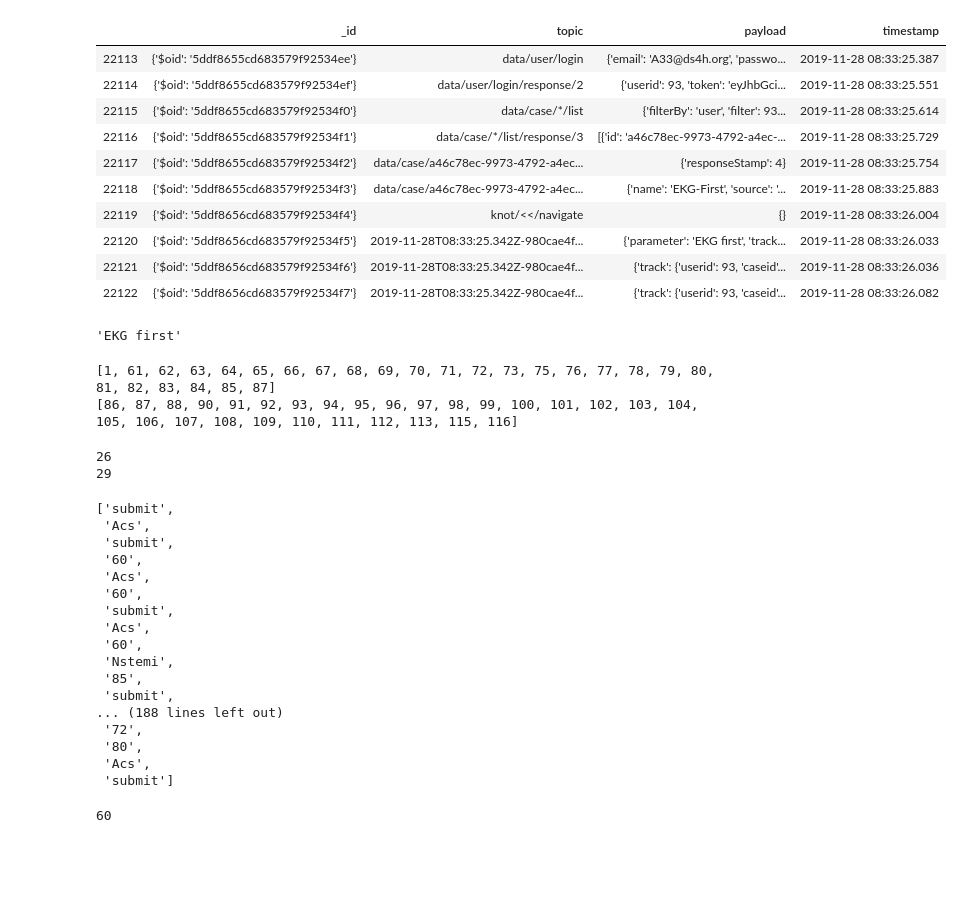
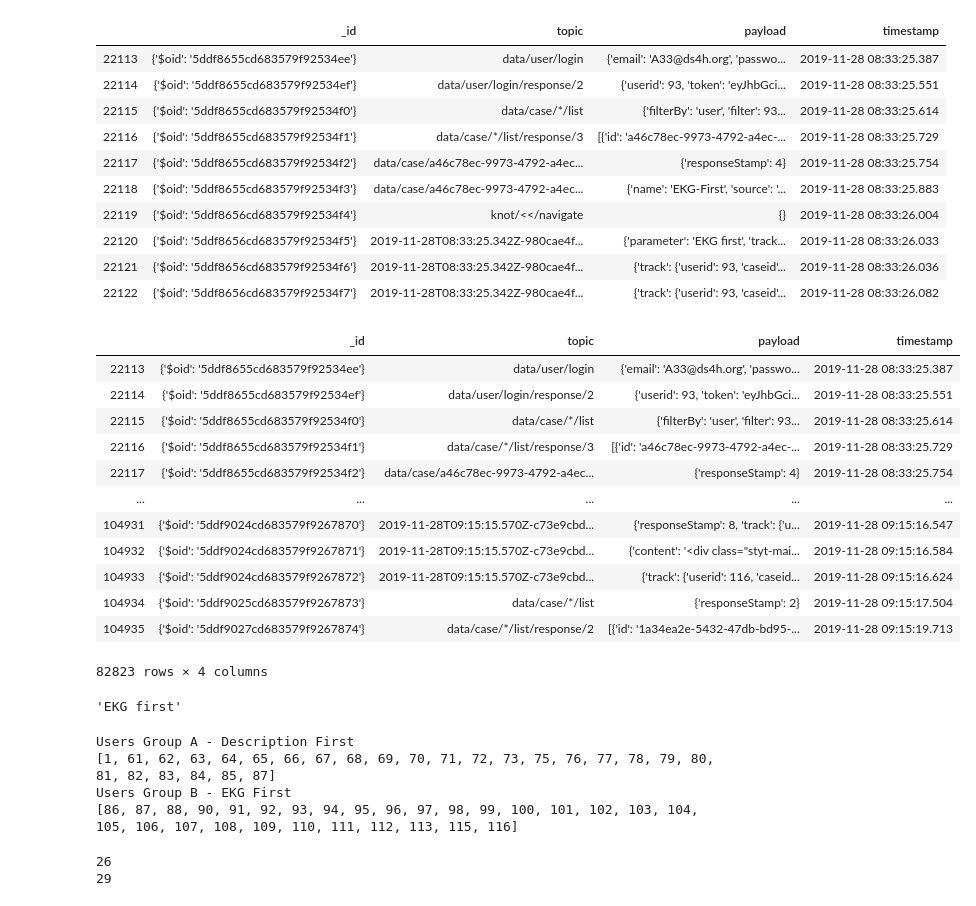
Before and after one commit to harena-lab/harena-analytics, a Jupyter notebook: resources/nl-experiment1/t-student_analysis.ipynb, the cells around one changed output. Saved outputs shown, nothing was run; the diff lists cells and outputs as text; code cells hidden in the pictures; blank space fills up the shorter version.

```diff
--- a/resources/nl-experiment1/t-student_analysis.ipynb
+++ b/resources/nl-experiment1/t-student_analysis.ipynb
@@ -56,6 +48,22 @@ nl_experiment.head(10)
 | 22120 | {'$oid': '5ddf8656cd683579f92534f5'} | 2019-11-28T08:33:25.342Z-980cae4f... | {'parameter': 'EKG first', 'track... | 2019-11-28 08:33:26.033 |
 | 22121 | {'$oid': '5ddf8656cd683579f92534f6'} | 2019-11-28T08:33:25.342Z-980cae4f... | {'track': {'userid': 93, 'caseid'... | 2019-11-28 08:33:26.036 |
 | 22122 | {'$oid': '5ddf8656cd683579f92534f7'} | 2019-11-28T08:33:25.342Z-980cae4f... | {'track': {'userid': 93, 'caseid'... | 2019-11-28 08:33:26.082 |
+# %%
+nl_experiment
+# %% [output]
+|  | _id | topic | payload | timestamp |
+| 22113 | {'$oid': '5ddf8655cd683579f92534ee'} | data/user/login | {'email': 'A33@ds4h.org', 'passwo... | 2019-11-28 08:33:25.387 |
+| 22114 | {'$oid': '5ddf8655cd683579f92534ef'} | data/user/login/response/2 | {'userid': 93, 'token': 'eyJhbGci... | 2019-11-28 08:33:25.551 |
+| 22115 | {'$oid': '5ddf8655cd683579f92534f0'} | data/case/*/list | {'filterBy': 'user', 'filter': 93... | 2019-11-28 08:33:25.614 |
+| 22116 | {'$oid': '5ddf8655cd683579f92534f1'} | data/case/*/list/response/3 | [{'id': 'a46c78ec-9973-4792-a4ec-... | 2019-11-28 08:33:25.729 |
+| 22117 | {'$oid': '5ddf8655cd683579f92534f2'} | data/case/a46c78ec-9973-4792-a4ec... | {'responseStamp': 4} | 2019-11-28 08:33:25.754 |
+| ... | ... | ... | ... | ... |
+| 104931 | {'$oid': '5ddf9024cd683579f9267870'} | 2019-11-28T09:15:15.570Z-c73e9cbd... | {'responseStamp': 8, 'track': {'u... | 2019-11-28 09:15:16.547 |
+| 104932 | {'$oid': '5ddf9024cd683579f9267871'} | 2019-11-28T09:15:15.570Z-c73e9cbd... | {'content': '<div class="styt-mai... | 2019-11-28 09:15:16.584 |
+| 104933 | {'$oid': '5ddf9024cd683579f9267872'} | 2019-11-28T09:15:15.570Z-c73e9cbd... | {'track': {'userid': 116, 'caseid... | 2019-11-28 09:15:16.624 |
+| 104934 | {'$oid': '5ddf9025cd683579f9267873'} | data/case/*/list | {'responseStamp': 2} | 2019-11-28 09:15:17.504 |
+| 104935 | {'$oid': '5ddf9027cd683579f9267874'} | data/case/*/list/response/2 | [{'id': '1a34ea2e-5432-47db-bd95-... | 2019-11-28 09:15:19.713 |
+82823 rows × 4 columns
 # %%
 users_track = reconstruct_users_track(nl_experiment)
 # %%
@@ -79,10 +87,14 @@ def split_groups(users_track):
     return group_A, group_B
 # %%
 group_A, group_B = split_groups(users_track)
+print("Users Group A - Description First")
 print(sorted(list(group_A.keys())))
+print("Users Group B - EKG First")
 print(sorted(list(group_B.keys())))
 # %% [output]
+Users Group A - Description First
 [1, 61, 62, 63, 64, 65, 66, 67, 68, 69, 70, 71, 72, 73, 75, 76, 77, 78, 79, 80, 81, 82, 83, 84, 85, 87]
+Users Group B - EKG First
 [86, 87, 88, 90, 91, 92, 93, 94, 95, 96, 97, 98, 99, 100, 101, 102, 103, 104, 105, 106, 107, 108, 109, 110, 111, 112, 113, 115, 116]
 # %%
 print(len(list(group_A.keys())))
@@ -109,27 +122,4 @@ def users_answers(users_track):
     return users_answers
 # %%
 answers_groupA = users_answers(group_A)
-answers_groupA[61]
+answers_groupB = users_answers(group_B)
-# %% [output]
-['submit',
- 'Acs',
- 'submit',
- '60',
- 'Acs',
- '60',
- 'submit',
- 'Acs',
- '60',
- 'Nstemi',
- '85',
- 'submit',
-... (188 lines left out)
- '72',
- '80',
- 'Acs',
- 'submit']
-# %%
-l = answers_groupA[61]
-sum(i == 'submit' for i in l)
-# %% [output]
-60
```
Also changed, not shown: parts of 10 cells of this notebook, 1 other file.
